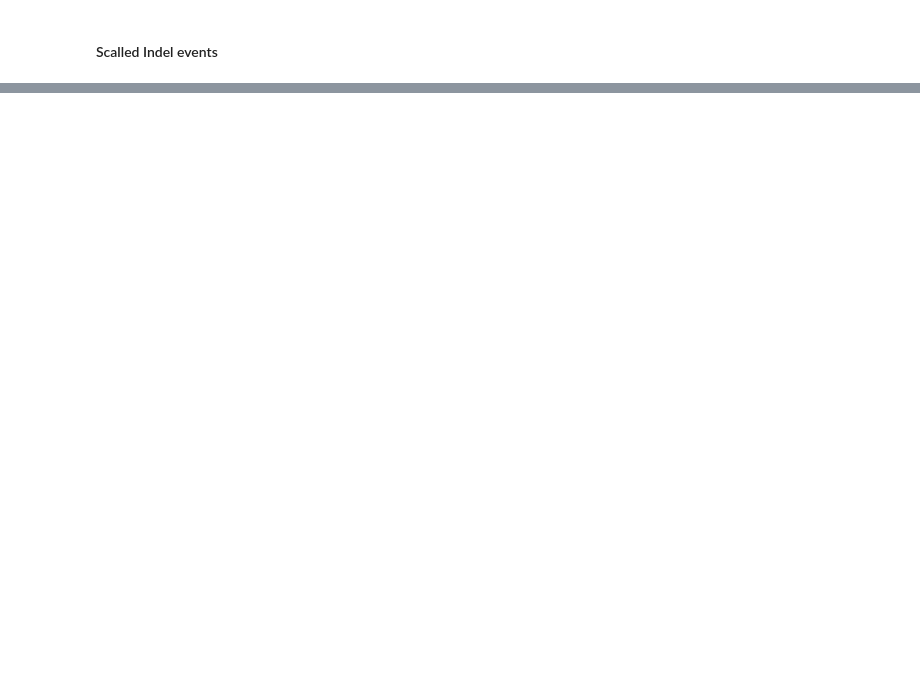
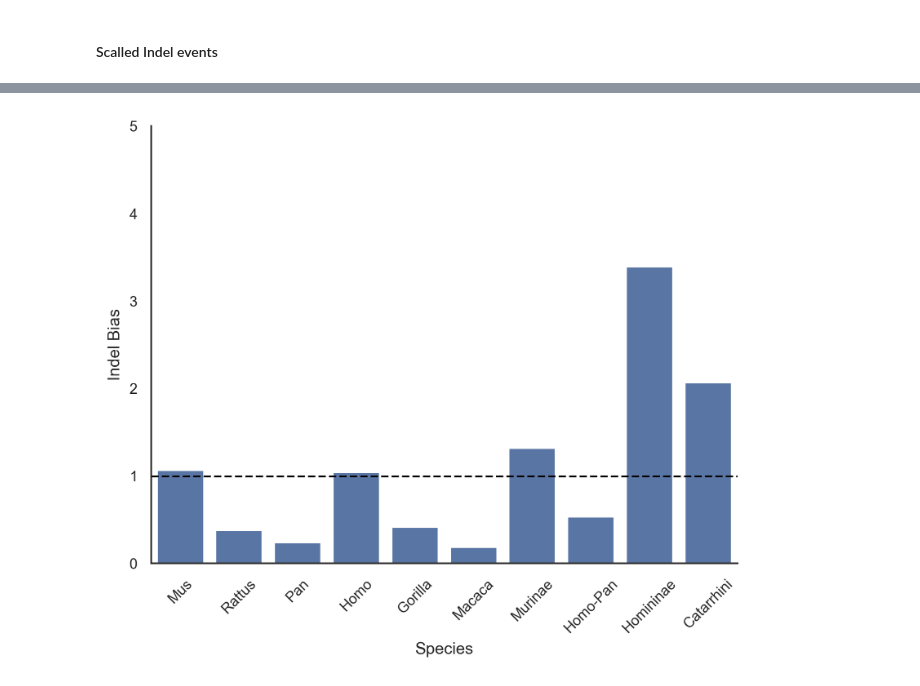
Before and after one commit to acg-team/Single-character-indel-ASR-preserves-long-indels, a Jupyter notebook: mammals_01_stat.ipynb, the cells around one changed output, grey strips where cells are left out. Cells and saved outputs as stored; diff of their text form; code cells hidden in the pictures; blank space fills up the shorter version.

```diff
--- a/mammals_01_stat.ipynb
+++ b/mammals_01_stat.ipynb
@@ -154,0 +159,3 @@ Text(0.5, 0, 'Species')
+# %%
+spc_df = pd.read_csv("01_sub_summary_stat_spc_df.csv")
+spc_df.head()
@@ -154,0 +169,3 @@ Text(0.5, 0, 'Species')
+# %%
+spc_df['indel_bias'] = spc_df['number_insertion']/spc_df['number_deletion']
+spc_df
@@ -154,0 +185,13 @@ Text(0.5, 0, 'Species')
+# %%
+ax = sns.barplot(data=spc_df[:-1], x='species', y='indel_bias', color=color_1,  lw=1, dodge=True)
+ax.axhline(y=1, ls='--', color='black')
+ax.set(xlabel=None, ylabel=None)
+ax.set(ylim=[0,5])
+ax.set_ylabel(ylabel='Indel Bias',fontsize=10)
+ax.set_xlabel('Species', fontsize=10)
+for tick in ax.get_xticklabels():
+    tick.set_rotation(45)
+sns.despine()
+plt.show()
+# %% [output]
+[figure, added]
```
Also changed, not shown: parts of 11 cells of this notebook.
